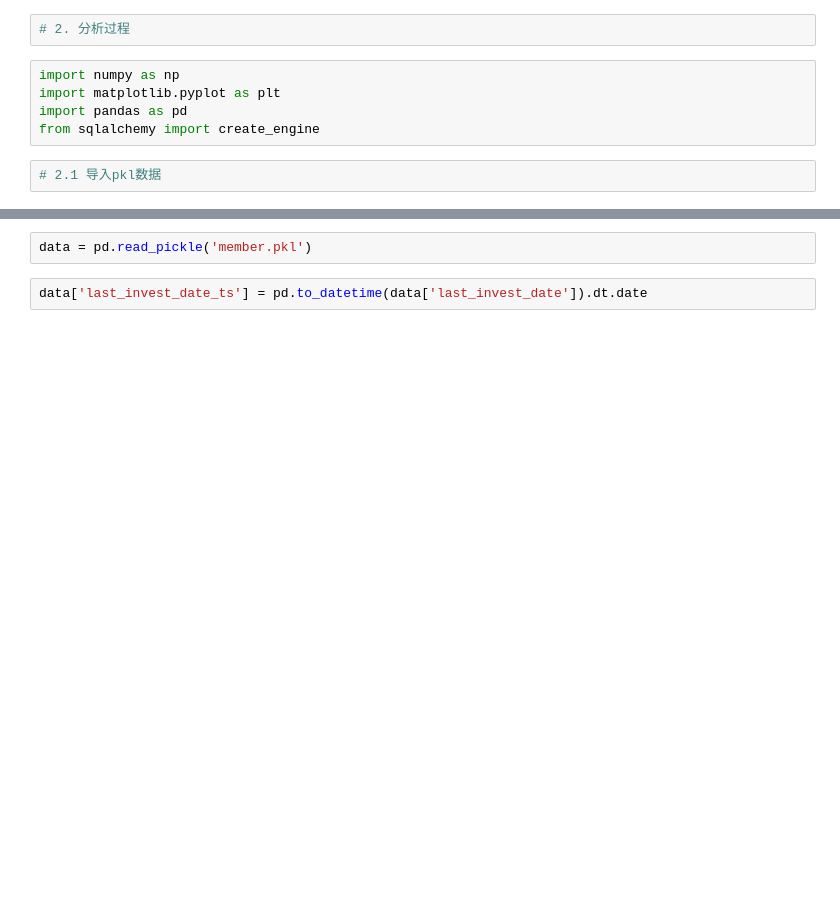
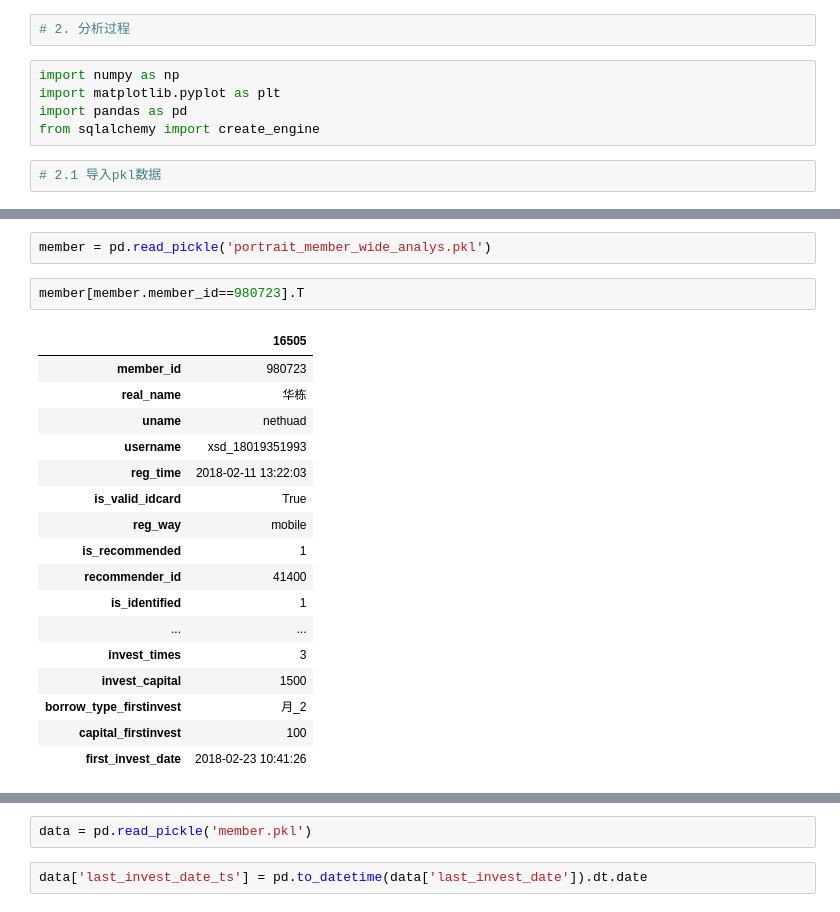
Before and after one commit to nethuad/works, a Jupyter notebook: pys/portrait/portrait.ipynb, the cells around one changed output, grey strips where cells are left out. Drawn from its saved outputs; the diff is of its cells as text; blank space fills up the shorter version.

```diff
--- a/pys/portrait/portrait.ipynb
+++ b/pys/portrait/portrait.ipynb
@@ -15,0 +32,22 @@ from sqlalchemy import create_engine
+# %%
+member = pd.read_pickle('portrait_member_wide_analys.pkl')
+# %%
+member[member.member_id==980723].T
+# %% [output]
+|  | 16505 |
+| member_id | 980723 |
+| real_name | 华栋 |
+| uname | nethuad |
+| username | xsd_18019351993 |
+| reg_time | 2018-02-11 13:22:03 |
+| is_valid_idcard | True |
+| reg_way | mobile |
+| is_recommended | 1 |
+| recommender_id | 41400 |
+| is_identified | 1 |
+| ... | ... |
+| invest_times | 3 |
+| invest_capital | 1500 |
+| borrow_type_firstinvest | 月_2 |
+| capital_firstinvest | 100 |
+| first_invest_date | 2018-02-23 10:41:26 |
```
Also changed, not shown: parts of 6 cells of this notebook, 8 other files.
